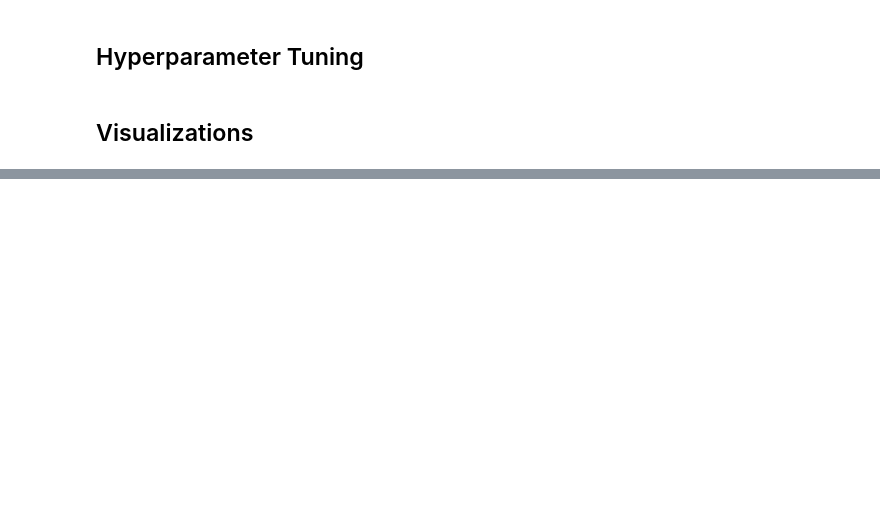
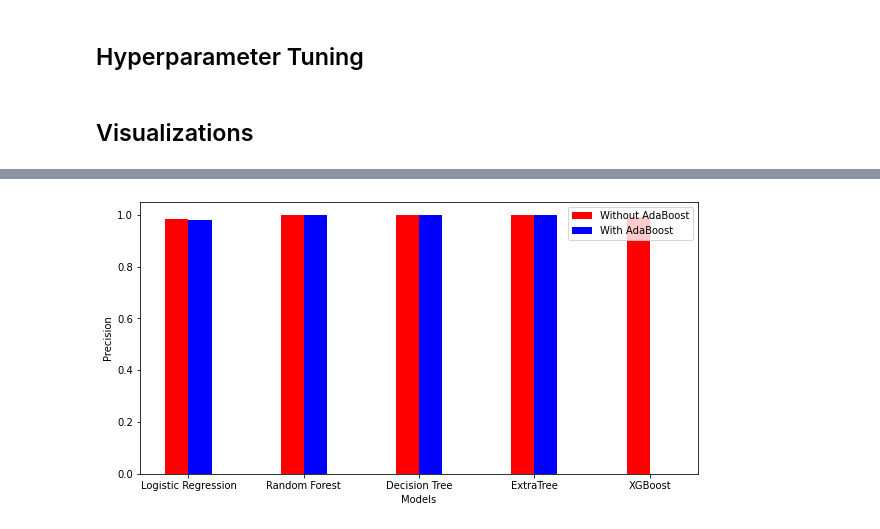
Before and after one commit to jakeisthegoat/Credit-Card-Fraud-Detection, a Jupyter notebook: Model/SMOTEAdaBoost.ipynb, the cells around one changed output, grey strips where cells are left out. Saved outputs shown, nothing was run; the diff lists cells and outputs as text; code cells hidden in the pictures; blank space fills up the shorter version.

```diff
--- a/Model/SMOTEAdaBoost.ipynb
+++ b/Model/SMOTEAdaBoost.ipynb
@@ -345,0 +416,4 @@ plot_conf_mat(boosted_models, X_train_ns, y_train_ns, X_test_ns, y_test_ns)
+# %%
+bar(precision, boosted_precision, keys, "Precision")
+# %% [output]
+[figure, added]
```
Also changed, not shown: parts of 13 cells of this notebook.
